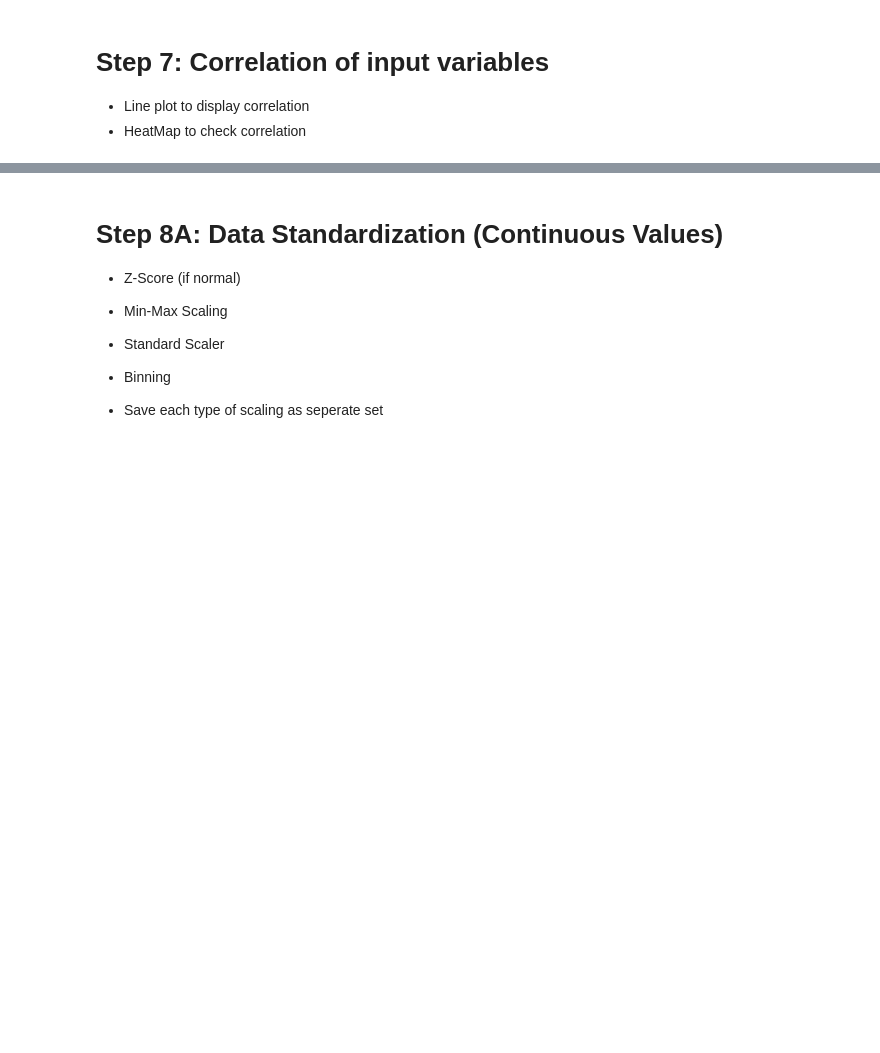
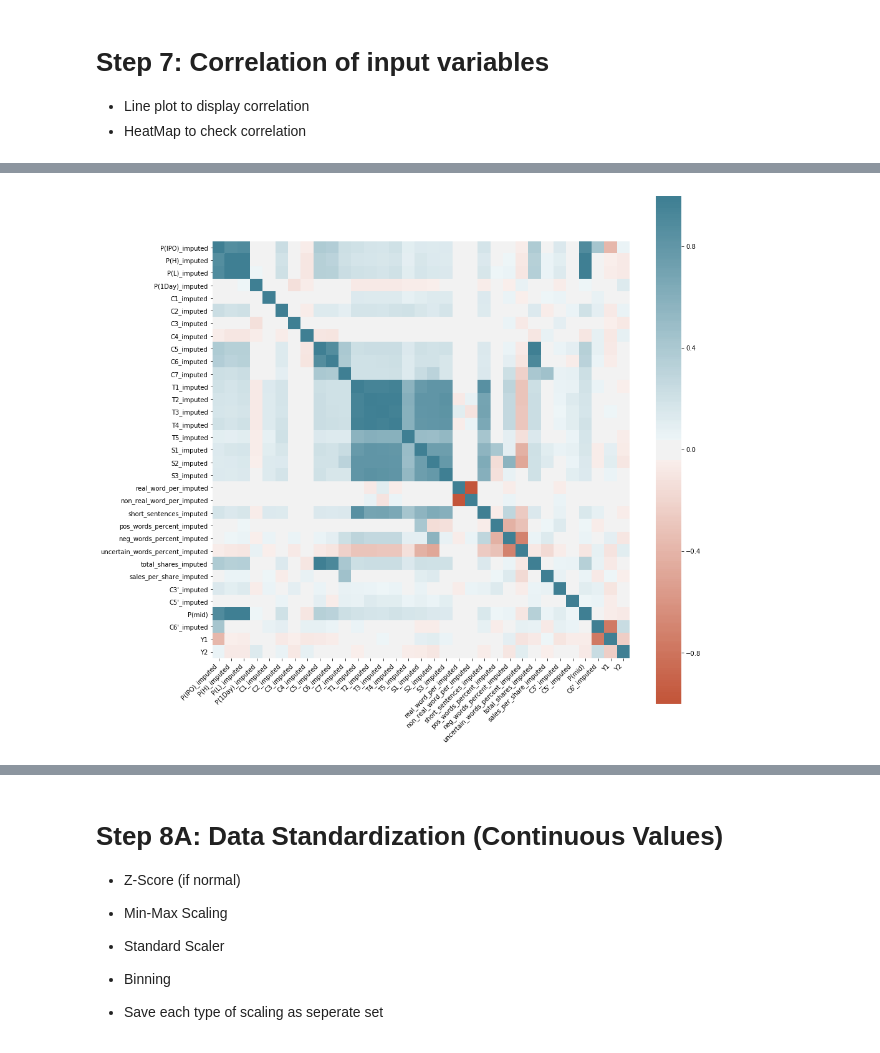
Before and after one commit to fairfield-university-ba545/project1-archana-s-team, a Jupyter notebook: data_prep-dylan.ipynb, the cells around one changed output, grey strips where cells are left out. Cells and saved outputs as stored; diff of their text form; code cells hidden in the pictures; blank space fills up the shorter version.

```diff
--- a/data_prep-dylan.ipynb
+++ b/data_prep-dylan.ipynb
@@ -733,0 +814,41 @@ ax.set_xticklabels(
+# %%
+imputed_only = ['P(IPO)_imputed', 'P(H)_imputed', 'P(L)_imputed',
+       'P(1Day)_imputed', 'C1_imputed', 'C2_imputed', 'C3_imputed',
+       'C4_imputed', 'C5_imputed', 'C6_imputed', 'C7_imputed', 'T1_imputed',
+       'T2_imputed', 'T3_imputed', 'T4_imputed', 'T5_imputed', 'S1_imputed',
+       'S2_imputed', 'S3_imputed', 'real_word_per_imputed',
+       'non_real_word_per_imputed', 'short_sentences_imputed', 'pos_words_percent_imputed',
+       'neg_words_percent_imputed', 'uncertain_words_percent_imputed', 'total_shares_imputed',
+       'sales_per_share_imputed', 'C3\'_imputed', 'C5\'_imputed', 'P(mid)', 'C6\'_imputed', 'Y1', 'Y2',
+       'industry_bin']
+
+iqr_standardized_only = ['P(IPO)_imputed_iqr_standardized',
+       'P(H)_imputed_iqr_standardized', 'P(L)_imputed_iqr_standardized',
+       'P(1Day)_imputed_iqr_standardized', 'C1_imputed_iqr_standardized',
+       'C3_imputed_iqr_standardized', 'C4_imputed_iqr_standardized',
+       'C5_imputed_iqr_standardized', 'C6_imputed_iqr_standardized',
+       'C7_imputed_iqr_standardized', 'T1_imputed_iqr_standardized',
+       'T2_imputed_iqr_standardized', 'T3_imputed_iqr_standardized',
+       'T4_imputed_iqr_standardized', 'T5_imputed_iqr_standardized',
+       'S1_imputed_iqr_standardized', 'S2_imputed_iqr_standardized',
+       'S3_imputed_iqr_standardized', 'words_per_sentence_imputed_iqr_standardized', 'real_word_per_imputed_iqr_standardized',
+       'non_real_word_per_imputed_iqr_standardized', 'short_sentences_imputed_iqr_standardized', 'pos_words_percent_imputed_iqr_standardized',
+       'neg_words_percent_imputed_iqr_standardized', 'uncertain_words_percent_imputed_iqr_standardized', 'total_shares_imputed_iqr_standardized',
+       'sales_per_share_imputed_iqr_standardized', 'C3\'_imputed_iqr_standardized', 'C5\'_imputed_iqr_standardized', 'P(mid)', 'C6\'_imputed_iqr_standardized', 'Y1', 'Y2',
+       'industry_bin']
+# %%
+corr = data_imputed_iqr[imputed_only].corr()
+plt.figure(figsize=(15,15))
+ax = sns.heatmap(
+    corr,
+    vmin=-1, vmax=1, center=0,
+    cmap=sns.diverging_palette(20, 220, n=200),
+    square=True
+)
+ax.set_xticklabels(
+    ax.get_xticklabels(),
+    rotation=45,
+    horizontalalignment='right'
+);
+# %% [output]
+[figure, added]
```
Also changed, not shown: parts of 51 cells of this notebook.
